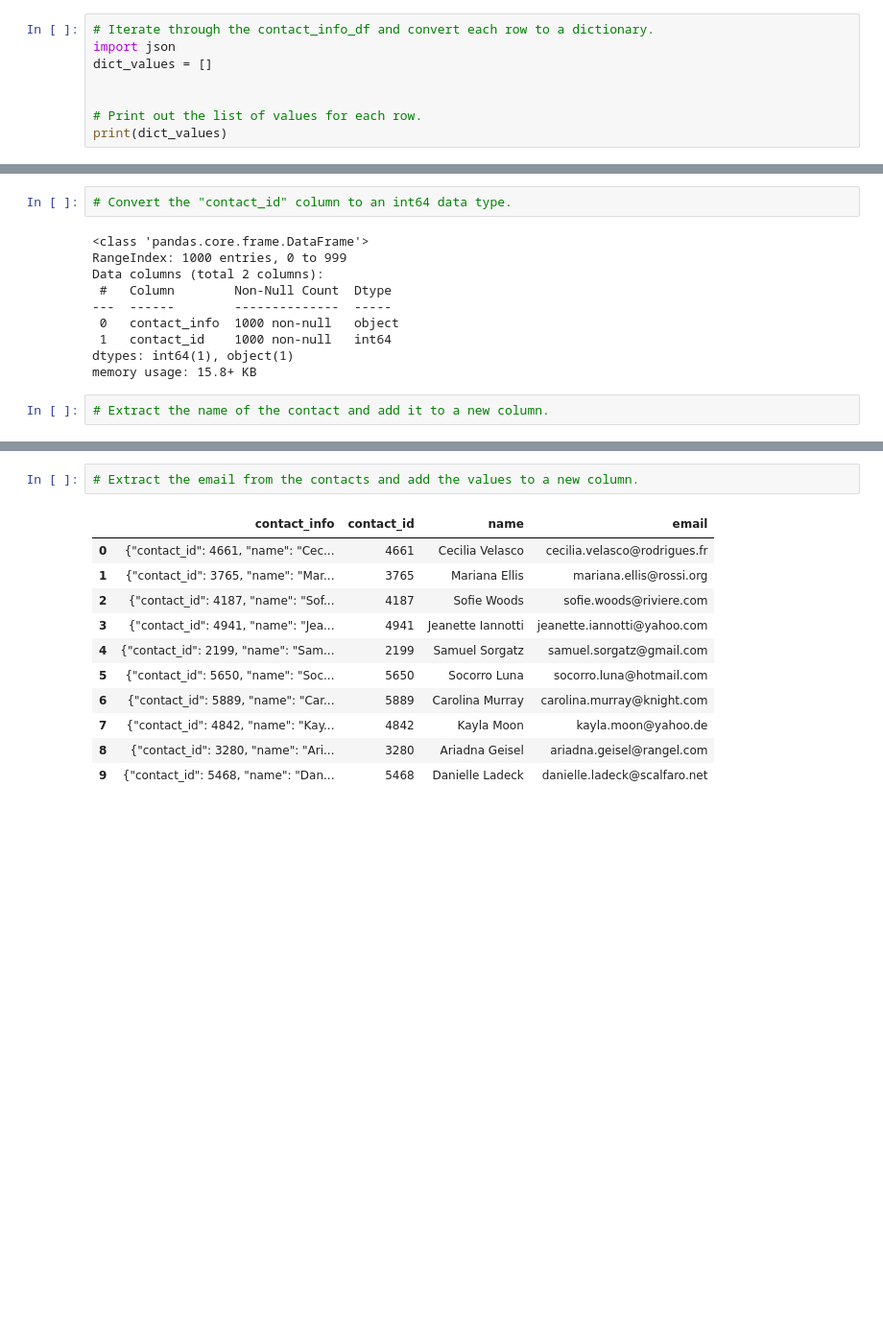
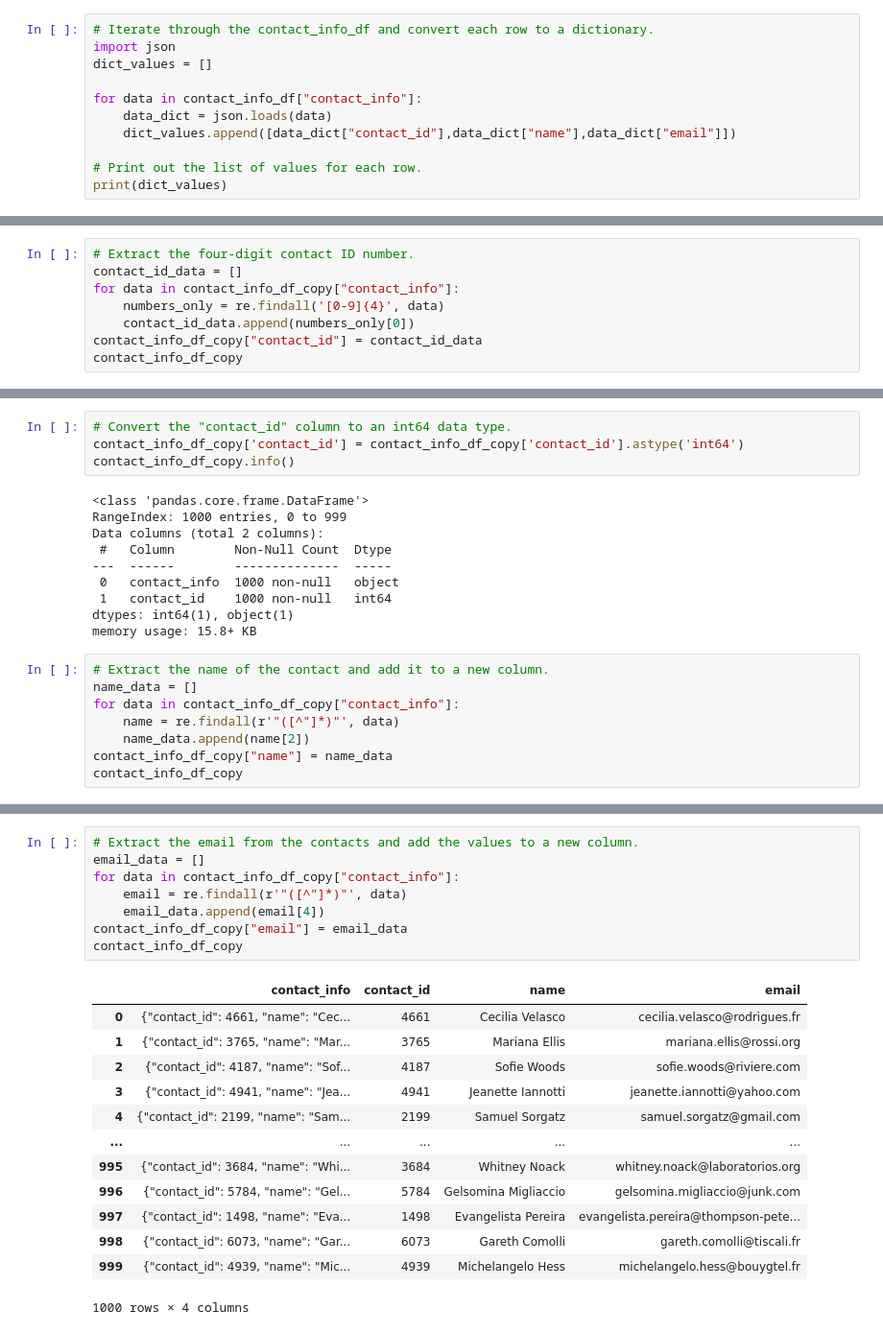
Before and after one commit to ejtagaca/project-2, a Jupyter notebook: ETL_Mini_Project_Starter_Code_ETagaca_KMorris.ipynb, the cells around one changed output, grey strips where cells are left out. Shown: that part at 96% size. Cells and saved outputs as stored; diff of their text form; blank space fills up the shorter version.

```diff
--- a/ETL_Mini_Project_Starter_Code_ETagaca_KMorris.ipynb
+++ b/ETL_Mini_Project_Starter_Code_ETagaca_KMorris.ipynb
@@ -326,6 +319,9 @@ Then export the DataFrame as a `contacts.csv` CSV file.
 import json
 dict_values = []
 
+for data in contact_info_df["contact_info"]:
+    data_dict = json.loads(data)
+    dict_values.append([data_dict["contact_id"],data_dict["name"],data_dict["email"]])
 
 # Print out the list of values for each row.
 print(dict_values)
@@ -425,0 +413,8 @@ contact_info_df_copy.head()
+# %%
+# Extract the four-digit contact ID number.
+contact_id_data = []
+for data in contact_info_df_copy["contact_info"]:
+    numbers_only = re.findall('[0-9]{4}', data)
+    contact_id_data.append(numbers_only[0])
+contact_info_df_copy["contact_id"] = contact_id_data
+contact_info_df_copy
@@ -437,6 +447,8 @@ dtypes: object(2)
 memory usage: 15.8+ KB
 # %%
 # Convert the "contact_id" column to an int64 data type.
+contact_info_df_copy['contact_id'] = contact_info_df_copy['contact_id'].astype('int64')
+contact_info_df_copy.info()
 # %% [output]
 <class 'pandas.core.frame.DataFrame'>
 RangeIndex: 1000 entries, 0 to 999
@@ -449,6 +461,12 @@ dtypes: int64(1), object(1)
 memory usage: 15.8+ KB
 # %%
 # Extract the name of the contact and add it to a new column.
+name_data = []
+for data in contact_info_df_copy["contact_info"]:
+    name = re.findall(r'"([^"]*)"', data)
+    name_data.append(name[2])
+contact_info_df_copy["name"] = name_data
+contact_info_df_copy
 # %% [output]
 |  | contact_info | contact_id | name |
 | 0 | {"contact_id": 4661, "name": "Cec... | 4661 | Cecilia Velasco |
@@ -464,16 +484,24 @@ memory usage: 15.8+ KB
 # %%
 # Extract the email from the contacts and add the values to a new column.
+email_data = []
+for data in contact_info_df_copy["contact_info"]:
+    email = re.findall(r'"([^"]*)"', data)
+    email_data.append(email[4])
+contact_info_df_copy["email"] = email_data
+contact_info_df_copy
 # %% [output]
 |  | contact_info | contact_id | name | email |
 | 0 | {"contact_id": 4661, "name": "Cec... | 4661 | Cecilia Velasco | cecilia.velasco@rodrigues.fr |
 | 1 | {"contact_id": 3765, "name": "Mar... | 3765 | Mariana Ellis | mariana.ellis@rossi.org |
 | 2 | {"contact_id": 4187, "name": "Sof... | 4187 | Sofie Woods | sofie.woods@riviere.com |
 | 3 | {"contact_id": 4941, "name": "Jea... | 4941 | Jeanette Iannotti | jeanette.iannotti@yahoo.com |
 | 4 | {"contact_id": 2199, "name": "Sam... | 2199 | Samuel Sorgatz | samuel.sorgatz@gmail.com |
-| 5 | {"contact_id": 5650, "name": "Soc... | 5650 | Socorro Luna | socorro.luna@hotmail.com |
-| 6 | {"contact_id": 5889, "name": "Car... | 5889 | Carolina Murray | carolina.murray@knight.com |
-| 7 | {"contact_id": 4842, "name": "Kay... | 4842 | Kayla Moon | kayla.moon@yahoo.de |
-| 8 | {"contact_id": 3280, "name": "Ari... | 3280 | Ariadna Geisel | ariadna.geisel@rangel.com |
-| 9 | {"contact_id": 5468, "name": "Dan... | 5468 | Danielle Ladeck | danielle.ladeck@scalfaro.net |
+| ... | ... | ... | ... | ... |
+| 995 | {"contact_id": 3684, "name": "Whi... | 3684 | Whitney Noack | whitney.noack@laboratorios.org |
+| 996 | {"contact_id": 5784, "name": "Gel... | 5784 | Gelsomina Migliaccio | gelsomina.migliaccio@junk.com |
+| 997 | {"contact_id": 1498, "name": "Eva... | 1498 | Evangelista Pereira | evangelista.pereira@thompson-pete... |
+| 998 | {"contact_id": 6073, "name": "Gar... | 6073 | Gareth Comolli | gareth.comolli@tiscali.fr |
+| 999 | {"contact_id": 4939, "name": "Mic... | 4939 | Michelangelo Hess | michelangelo.hess@bouygtel.fr |
+1000 rows × 4 columns
 # %%
 # Create a copy of the contact_info_df with the 'contact_id', 'name', 'email' columns.
```
Also changed, not shown: parts of 17 cells of this notebook, 1 other file.
